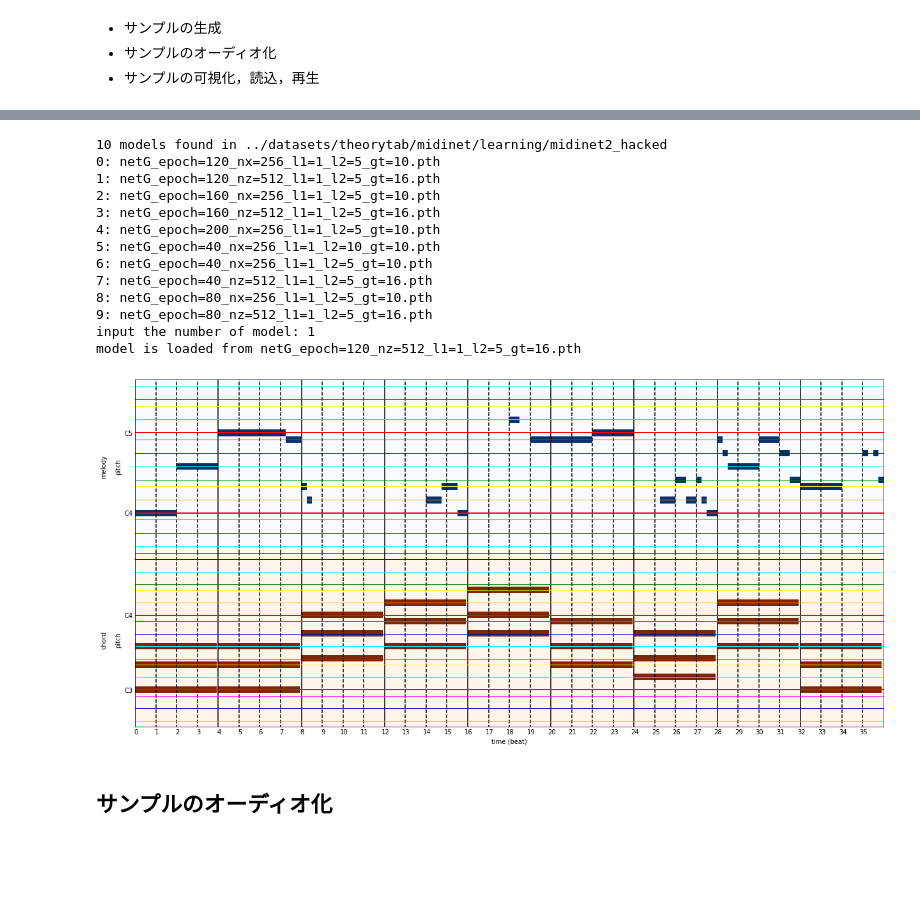
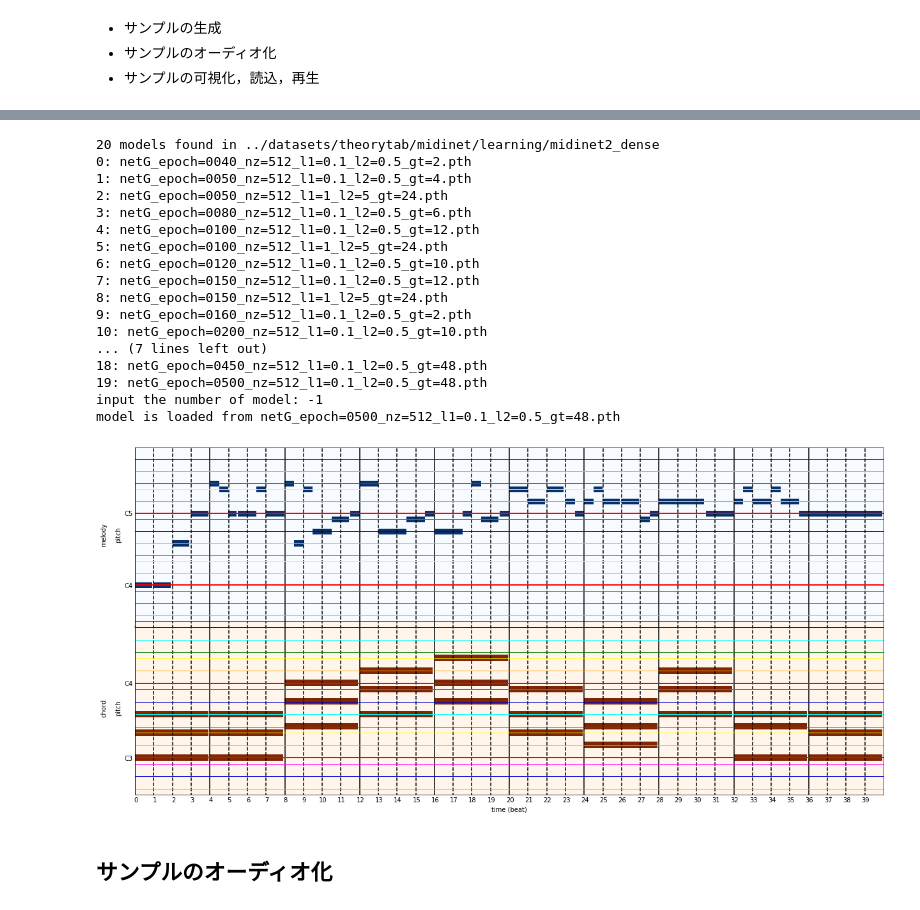
Before and after one commit to fuurin/midinet-followup, a Jupyter notebook: midinet2_demo.ipynb, the cells around one changed output, grey strips where cells are left out. Saved outputs shown, nothing was run; the diff lists cells and outputs as text; code cells hidden in the pictures; blank space fills up the shorter version.

Commit message:
melody like midinet2

```diff
--- a/midinet2_demo.ipynb
+++ b/midinet2_demo.ipynb
@@ -382,42 +478,49 @@ class SongGenerator():
 # %%
 version = "midinet2_dense"
-
-search_dir = os.path.join(learning_dir, version)
-
-model = get_model(SampleGenerator, search_dir)
+model = get_model(os.path.join(learning_dir, version), SampleGenerator)
+song_generator = SongGenerator(model)
 # %% [output]
-10 models found in ../datasets/theorytab/midinet/learning/midinet2_hacked
-0: netG_epoch=120_nx=256_l1=1_l2=5_gt=10.pth
-1: netG_epoch=120_nz=512_l1=1_l2=5_gt=16.pth
-2: netG_epoch=160_nx=256_l1=1_l2=5_gt=10.pth
-3: netG_epoch=160_nz=512_l1=1_l2=5_gt=16.pth
-4: netG_epoch=200_nx=256_l1=1_l2=5_gt=10.pth
-5: netG_epoch=40_nx=256_l1=1_l2=10_gt=10.pth
-6: netG_epoch=40_nx=256_l1=1_l2=5_gt=10.pth
-7: netG_epoch=40_nz=512_l1=1_l2=5_gt=16.pth
-8: netG_epoch=80_nx=256_l1=1_l2=5_gt=10.pth
-9: netG_epoch=80_nz=512_l1=1_l2=5_gt=16.pth
-input the number of model: 1
-model is loaded from netG_epoch=120_nz=512_l1=1_l2=5_gt=16.pth
+20 models found in ../datasets/theorytab/midinet/learning/midinet2_dense
+0: netG_epoch=0040_nz=512_l1=0.1_l2=0.5_gt=2.pth
+1: netG_epoch=0050_nz=512_l1=0.1_l2=0.5_gt=4.pth
+2: netG_epoch=0050_nz=512_l1=1_l2=5_gt=24.pth
+3: netG_epoch=0080_nz=512_l1=0.1_l2=0.5_gt=6.pth
+4: netG_epoch=0100_nz=512_l1=0.1_l2=0.5_gt=12.pth
+5: netG_epoch=0100_nz=512_l1=1_l2=5_gt=24.pth
+6: netG_epoch=0120_nz=512_l1=0.1_l2=0.5_gt=10.pth
+7: netG_epoch=0150_nz=512_l1=0.1_l2=0.5_gt=12.pth
+8: netG_epoch=0150_nz=512_l1=1_l2=5_gt=24.pth
+9: netG_epoch=0160_nz=512_l1=0.1_l2=0.5_gt=2.pth
+10: netG_epoch=0200_nz=512_l1=0.1_l2=0.5_gt=10.pth
+... (7 lines left out)
+18: netG_epoch=0450_nz=512_l1=0.1_l2=0.5_gt=48.pth
+19: netG_epoch=0500_nz=512_l1=0.1_l2=0.5_gt=48.pth
+input the number of model: -1
+model is loaded from netG_epoch=0500_nz=512_l1=0.1_l2=0.5_gt=48.pth
 # %%
-song_name = "sample"
+song_name = "sample023_C"
 
 # セクションの流れ，長さの単位は小節数．全体の長さはこの長さに合わせられる
 section_lineup = ['intro', 'verse', 'bridge', 'chorus', 'instrumental', 'outro']
-sections = [("intro", 2), ('bridge', 2), ('chorus', 4), ('outro', 1)]
-# sections = [('', 9)]
+# sections = [("intro", 2), ('chorus', 2), ('instrumental', 4), ('outro', 2)]
+sections = [("chorus", 8), ('outro', 2)]
 
 # コード進行，長さの単位は拍数
-chords = [("C", 4), ("C", 4), ("F", 4), ("G", 4), ("Am", 4), ("Em", 4), ("Dm", 4), ("G", 4), ("C", 4)]
+chords = [("C", 4), ("C", 4), ("F", 4), ("G", 4), ("Am", 4), ("Em", 4), ("Dm", 4), ("G", 4), ("Csus4", 4), ("C", 4)]
+# chords = [("Am", 4), ("Em", 4), ("F", 4), ("C", 2), ("G", 2), ("Am", 4), ("Em", 4), ("F", 4), ("Gsus4", 4), ("E", 4), ("Am", 4)]
 
-# 出だしのメロディ，長さの単位は何分音符か．音符の終端は12分音符分カットされる
-priming = [(60, 4), (60, 4), (67, 4), (67, 4)]
+# ベースとなるメロディ，長さの単位は何分音符か．音符の終端は12分音符分カットされる
+base = [(60, 4), (60, 4), (67, 4), (72, 4), (None, 1/8), (72, 1)]
+# base = [(57, 4), (57, 4), (60, 4), (64, 4), (None, 1/8), (69, 1)]
 
-song_generator = SongGenerator(model, song_name)
-song = song_generator.generate(priming, chords, sections)
+# 自動生成する小節の範囲
+generated = list(range(1,9))
+
+song_generator.fill_interval = 6
+song = song_generator.generate(base, chords, sections, generated_bars_list=generated, name=song_name)
 grid_plot(song)
 # %% [output]
-[figure, old version]
+[figure, new version]
 # %% [markdown]
 ## サンプルのオーディオ化
 # %%
```
Also changed, not shown: parts of 12 cells of this notebook, 3 other files.
